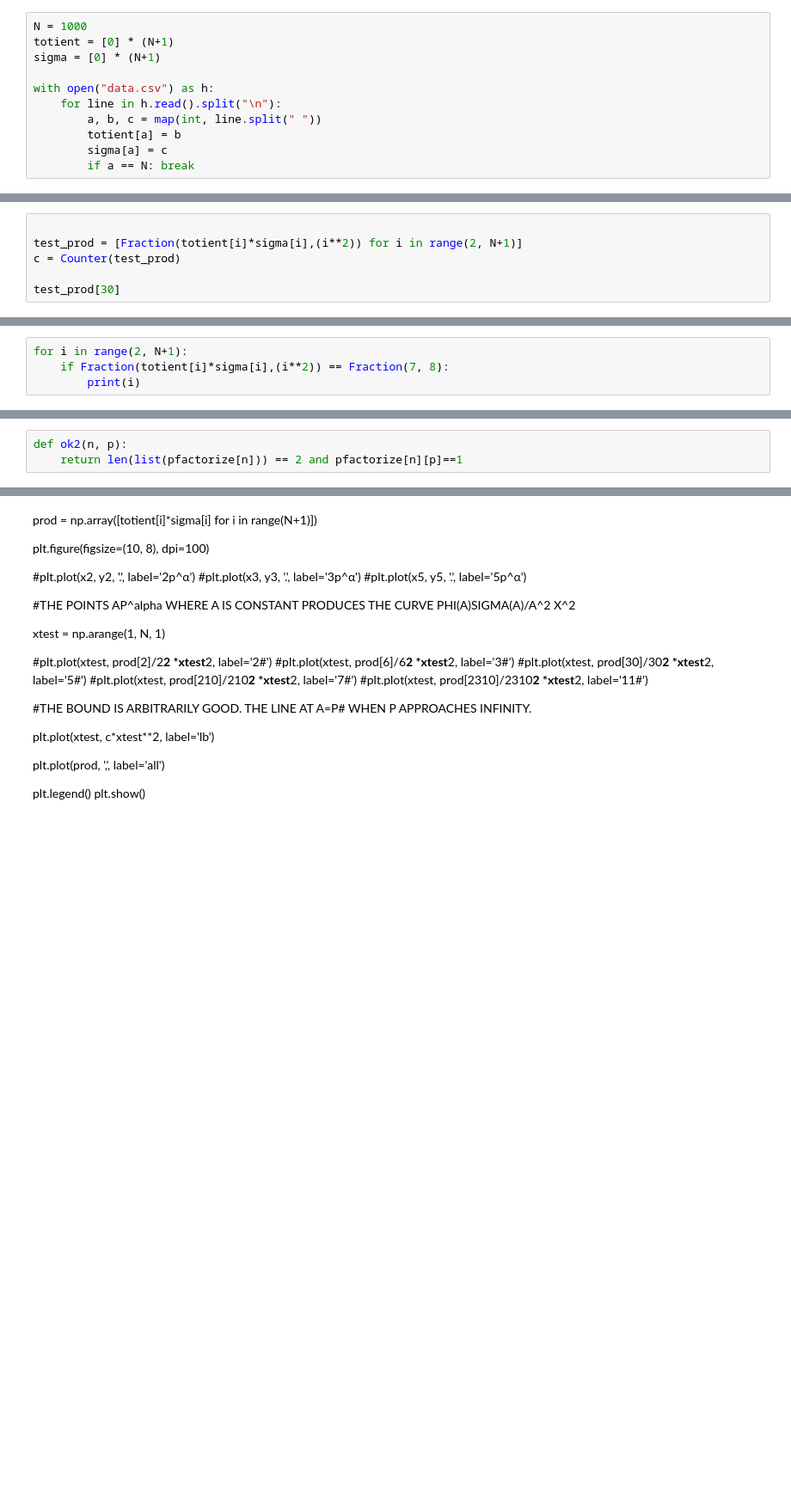
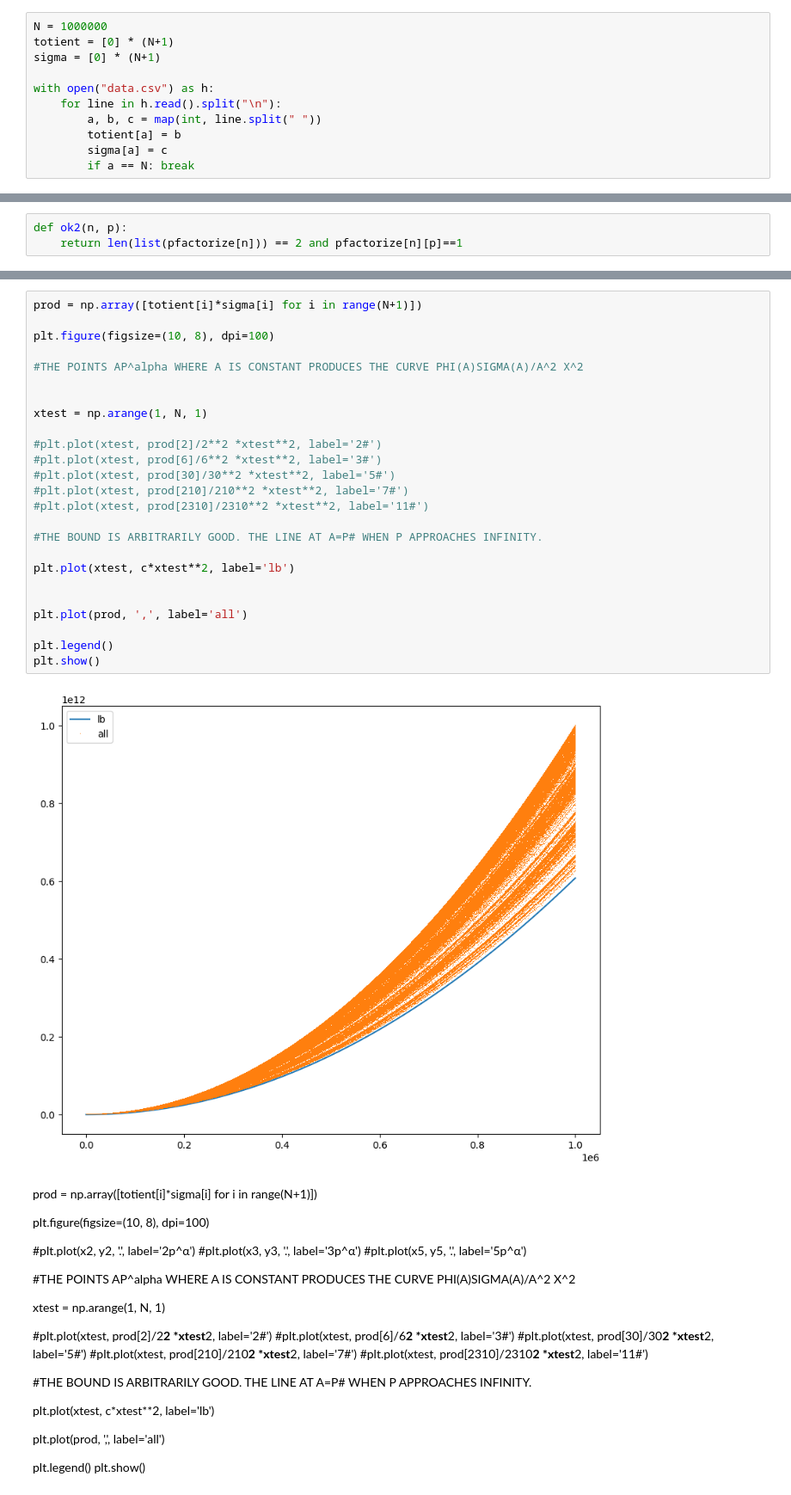
Before and after one commit to zh0ngy1l1/extended_essay, a Jupyter notebook: extended_essay/gather_stats/test.ipynb, the cells around one changed output, grey strips where cells are left out. Shown at 86% size. Cells and saved outputs as stored; diff of their text form; blank space fills up the shorter version.

```diff
--- a/extended_essay/gather_stats/test.ipynb
+++ b/extended_essay/gather_stats/test.ipynb
@@ -1,5 +1,5 @@
 # %%
-N = 1000
+N = 1000000
 totient = [0] * (N+1)
 sigma = [0] * (N+1)
 
@@ -50,6 +36,0 @@ from fractions import Fraction
-# %%
-
-test_prod = [Fraction(totient[i]*sigma[i],(i**2)) for i in range(2, N+1)]
-c = Counter(test_prod)
-
-test_prod[30]
@@ -58,4 +36,0 @@ Fraction(63, 64)
-# %%
-for i in range(2, N+1):
-    if Fraction(totient[i]*sigma[i],(i**2)) == Fraction(7, 8):
-        print(i)
@@ -97,3 +46,30 @@ plt.show()
+# %%
+prod = np.array([totient[i]*sigma[i] for i in range(N+1)])
+
+plt.figure(figsize=(10, 8), dpi=100)
+
+#THE POINTS AP^alpha WHERE A IS CONSTANT PRODUCES THE CURVE PHI(A)SIGMA(A)/A^2 X^2
+
+
+xtest = np.arange(1, N, 1)
+
+#plt.plot(xtest, prod[2]/2**2 *xtest**2, label='2#')
+#plt.plot(xtest, prod[6]/6**2 *xtest**2, label='3#')
+#plt.plot(xtest, prod[30]/30**2 *xtest**2, label='5#')
+#plt.plot(xtest, prod[210]/210**2 *xtest**2, label='7#')
+#plt.plot(xtest, prod[2310]/2310**2 *xtest**2, label='11#')
+
+#THE BOUND IS ARBITRARILY GOOD. THE LINE AT A=P# WHEN P APPROACHES INFINITY.
+
+plt.plot(xtest, c*xtest**2, label='lb')
+
+
+plt.plot(prod, ',', label='all')
+
+plt.legend()
+plt.show()
+# %% [output]
+[figure, added]
 # %% [markdown]
 prod = np.array([totient[i]*sigma[i] for i in range(N+1)])
 
```
Also changed, not shown: parts of 7 cells of this notebook, 3 other files.
